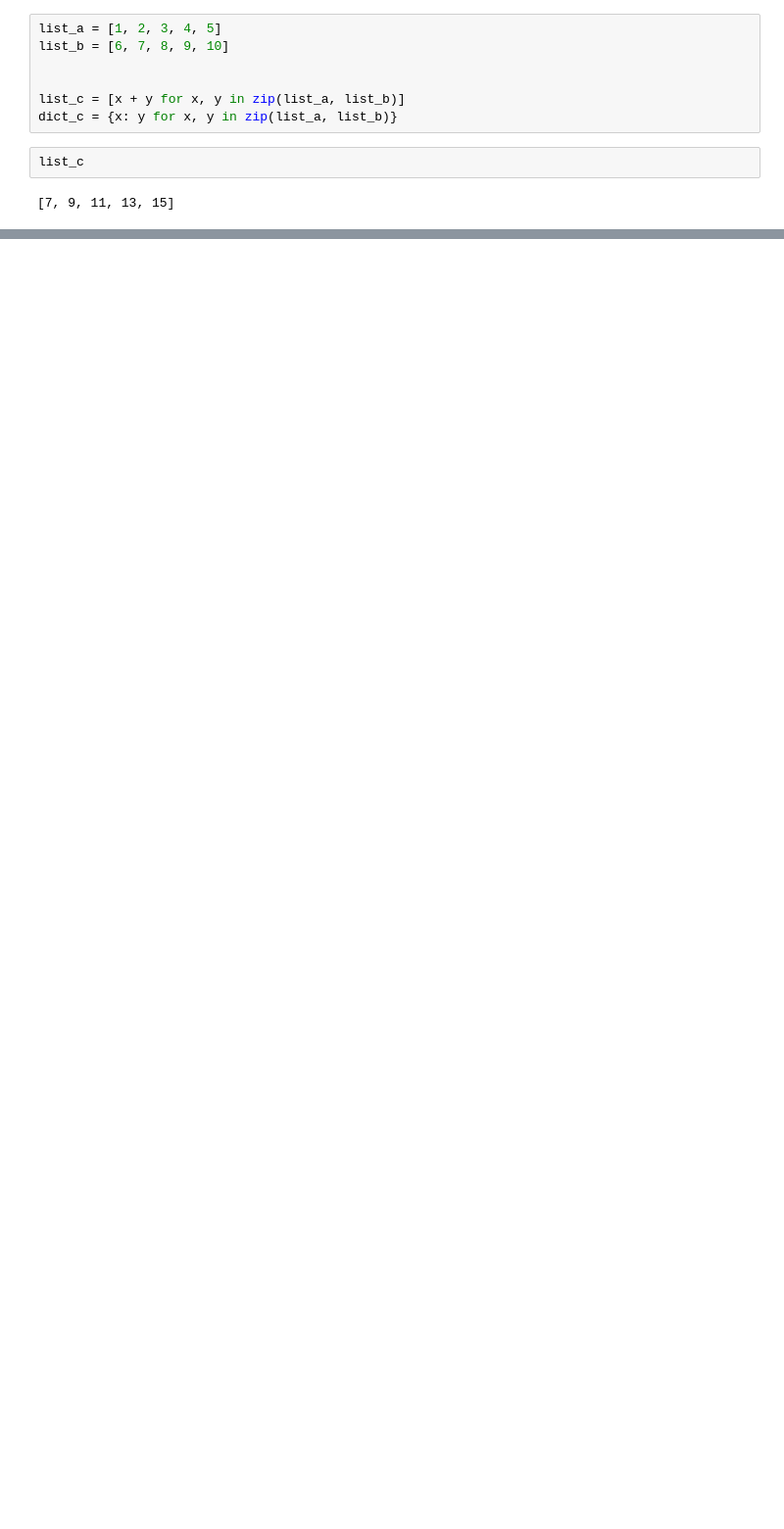
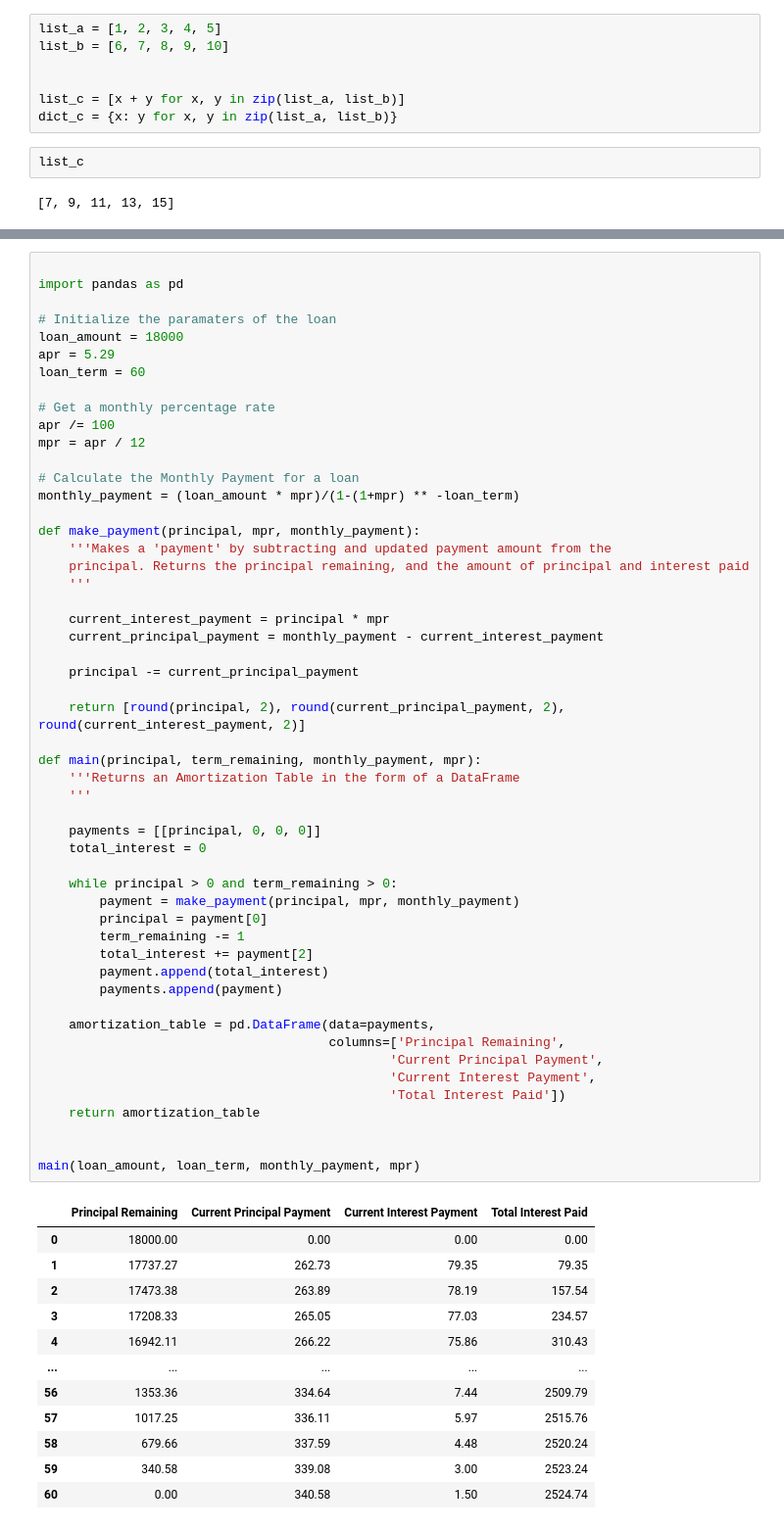
Before and after one commit to twattley/racing-api-project, a Jupyter notebook: notebooks/tech_test.ipynb, the cells around one changed output, grey strips where cells are left out. Shown at 98% size. Cells and saved outputs as stored; diff of their text form; blank space fills up the shorter version.

```diff
--- a/notebooks/tech_test.ipynb
+++ b/notebooks/tech_test.ipynb
@@ -32,0 +452,65 @@ CompletedProcess(args=['getconf', 'LEVEL1_DCACHE_LINESIZE'], returncode=64, stdo
+# %%
+
+import pandas as pd
+
+# Initialize the paramaters of the loan
+loan_amount = 18000
+apr = 5.29
+loan_term = 60
+
+# Get a monthly percentage rate
+apr /= 100
+mpr = apr / 12
+
+# Calculate the Monthly Payment for a loan
+monthly_payment = (loan_amount * mpr)/(1-(1+mpr) ** -loan_term)
+
+def make_payment(principal, mpr, monthly_payment):
+    '''Makes a 'payment' by subtracting and updated payment amount from the
+    principal. Returns the principal remaining, and the amount of principal and interest paid
+    '''
+
+    current_interest_payment = principal * mpr
+    current_principal_payment = monthly_payment - current_interest_payment
+
+    principal -= current_principal_payment
+
+    return [round(principal, 2), round(current_principal_payment, 2), round(current_interest_payment, 2)]
+
+def main(principal, term_remaining, monthly_payment, mpr):
+    '''Returns an Amortization Table in the form of a DataFrame
+    '''
+
+    payments = [[principal, 0, 0, 0]]
+    total_interest = 0
+
+    while principal > 0 and term_remaining > 0:
+        payment = make_payment(principal, mpr, monthly_payment)
+        principal = payment[0]
+        term_remaining -= 1
+        total_interest += payment[2]
+        payment.append(total_interest)
+        payments.append(payment)
+
+    amortization_table = pd.DataFrame(data=payments,
+                                      columns=['Principal Remaining',
+                                              'Current Principal Payment',
+                                              'Current Interest Payment',
+                                              'Total Interest Paid'])
+    return amortization_table
+
+
+main(loan_amount, loan_term, monthly_payment, mpr)
+# %% [output]
+|  | Principal Remaining | Current Principal Payment | Current Interest Payment | Total Interest Paid |
+| 0 | 18000.00 | 0.00 | 0.00 | 0.00 |
+| 1 | 17737.27 | 262.73 | 79.35 | 79.35 |
+| 2 | 17473.38 | 263.89 | 78.19 | 157.54 |
+| 3 | 17208.33 | 265.05 | 77.03 | 234.57 |
+| 4 | 16942.11 | 266.22 | 75.86 | 310.43 |
+| ... | ... | ... | ... | ... |
+| 56 | 1353.36 | 334.64 | 7.44 | 2509.79 |
+| 57 | 1017.25 | 336.11 | 5.97 | 2515.76 |
+| 58 | 679.66 | 337.59 | 4.48 | 2520.24 |
+| 59 | 340.58 | 339.08 | 3.00 | 2523.24 |
+| 60 | 0.00 | 340.58 | 1.50 | 2524.74 |
```
Also changed, not shown: parts of 43 cells of this notebook, 6 other files.
